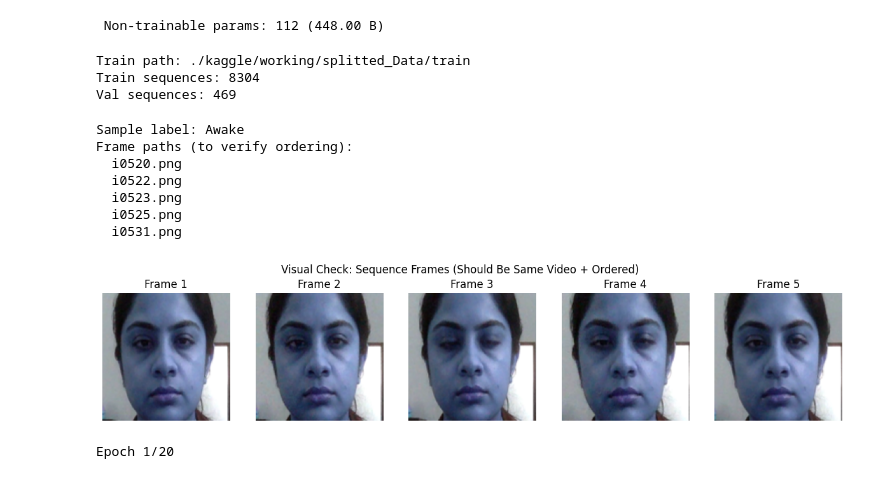
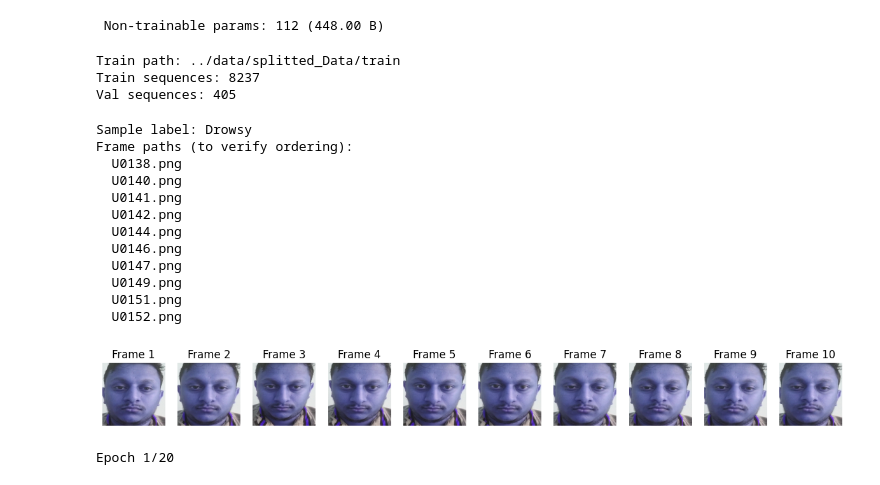
Before and after one commit to felixzhu88/cs566-final-project, a Jupyter notebook: lstm_based/drowsiness_detection_lstm.ipynb, the cells around one changed output. Cells and saved outputs as stored; diff of their text form; code cells hidden in the pictures.

```diff
--- a/lstm_based/drowsiness_detection_lstm.ipynb
+++ b/lstm_based/drowsiness_detection_lstm.ipynb
@@ -128,7 +128,7 @@ class VideoSequenceGenerator(Sequence):
 import random
 base_path = "../data/splitted_Data"
 classes = ["Drowsy", "Non Drowsy"]
-seq_len = 5
+seq_len = 10
 batch_size = 4
 
 train_path = os.path.join(base_path, "train")
@@ -142,50 +142,54 @@ val_gen   = VideoSequenceGenerator(val_path, classes, seq_len, batch_size=batch_
 print("Train sequences:", len(train_gen))
 print("Val sequences:", len(val_gen))
 # %% [output]
-Train path: ./kaggle/working/splitted_Data/train
-Train sequences: 8304
-Val sequences: 469
+Train path: ../data/splitted_Data/train
+Train sequences: 8237
+Val sequences: 405
 # %%
 import matplotlib.pyplot as plt
 import random
 
 
 X_batch, y_batch = train_gen[random.randint(0, len(train_gen)-1)]
 
 
 idx = random.randint(0, len(X_batch)-1)
 frames = X_batch[idx]
 label = y_batch[idx]
 
 
 frame_paths, _ = train_gen.samples[
     random.randint(0, len(train_gen.samples)-1)
 ]
 
 print("Sample label:", "Drowsy" if label == 1 else "Awake")
 print("Frame paths (to verify ordering):")
 for fp in frame_paths:
     print(" ", fp.split("/")[-1])  #
 
 
 plt.figure(figsize=(15, 3))
 for i in range(len(frames)):
     plt.subplot(1, len(frames), i+1)
     plt.imshow(frames[i])
     plt.title(f"Frame {i+1}")
     plt.axis('off')
 
-plt.suptitle("Visual Check: Sequence Frames (Should Be Same Video + Ordered)")
 plt.show()
 # %% [output]
-Sample label: Awake
+Sample label: Drowsy
 Frame paths (to verify ordering):
-  i0520.png
-  i0522.png
-  i0523.png
-  i0525.png
-  i0531.png
+  U0138.png
+  U0140.png
+  U0141.png
+  U0142.png
+  U0144.png
+  U0146.png
+  U0147.png
+  U0149.png
+  U0151.png
+  U0152.png
-[figure, old version]
+[figure, new version]
 # %%
 history = model.fit(
     train_gen,
```
Also changed, not shown: 4 other files.
